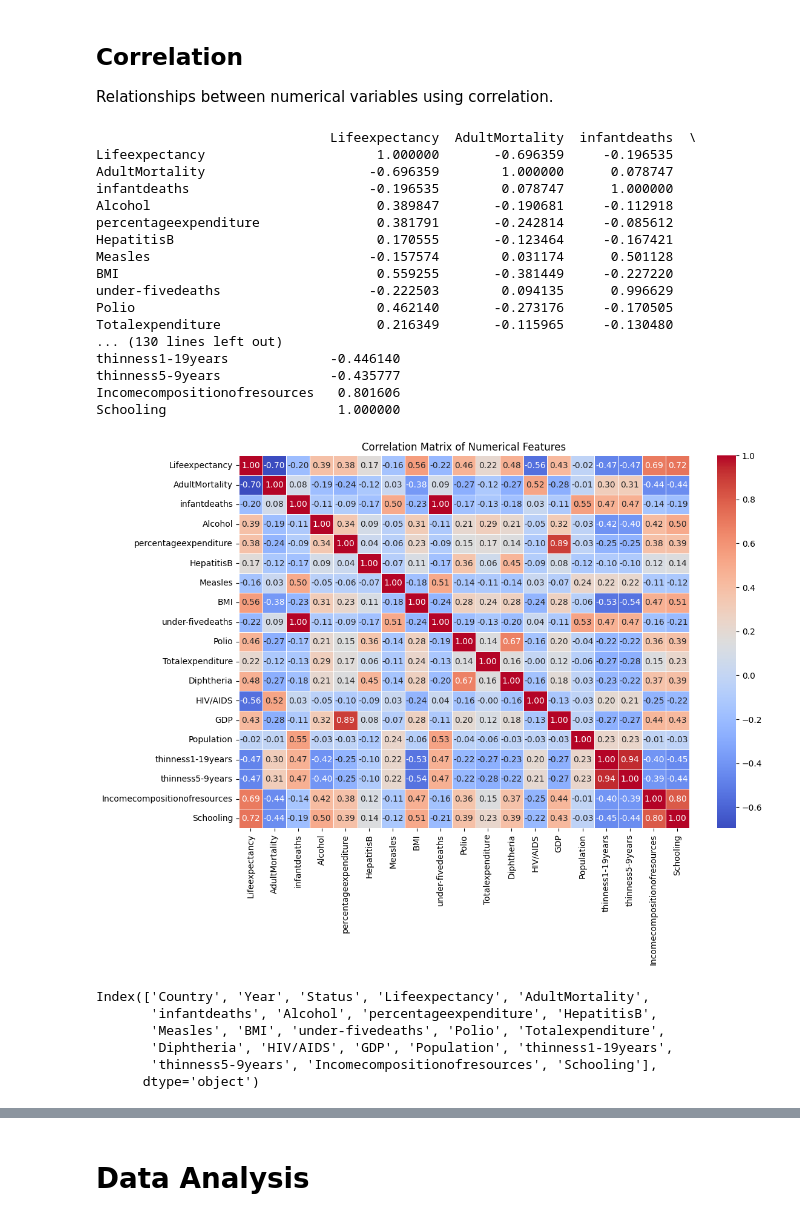
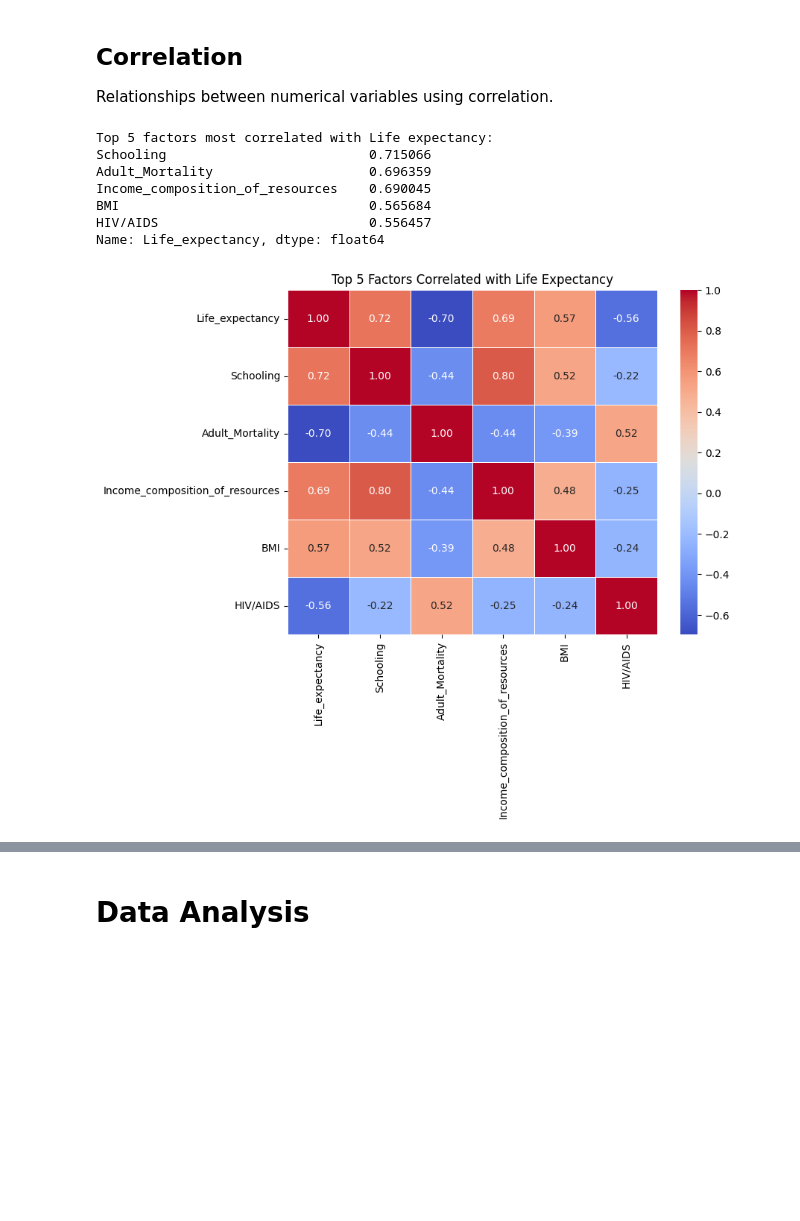
Before and after one commit to bonareri/Python-Data-Analysis, a Jupyter notebook: Life_Expectancy.ipynb, the cells around one changed output, grey strips where cells are left out. Drawn from its saved outputs; the diff is of its cells as text; code cells hidden in the pictures; blank space fills up the shorter version.

```diff
--- a/Life_Expectancy.ipynb
+++ b/Life_Expectancy.ipynb
@@ -242,6 +237,0 @@ print(life_expectancy.columns.tolist())
-# %%
-# Strip extra spaces from column names
-life_expectancy.columns = life_expectancy.columns.str.strip()
-
-# Check column names again after cleaning
-print(life_expectancy.columns.tolist())
@@ -254,8 +242,8 @@ from sklearn.impute import KNNImputer
 imputer = KNNImputer(n_neighbors=5)
 
 # Apply KNN imputation for the 'thinness1-19years' and 'thinness5-9years' columns
-life_expectancy[['thinness1-19years', 'thinness5-9years']] = imputer.fit_transform(life_expectancy[['thinness1-19years', 'thinness5-9years']])
+life_expectancy[['thinness_5-9_years', 'thinness__1-19_years']] = imputer.fit_transform(life_expectancy[['thinness_5-9_years', 'thinness__1-19_years']])
 
 # Verify if missing values have been imputed
-print(life_expectancy[['thinness1-19years', 'thinness5-9years']].isnull().sum())
+print(life_expectancy[['thinness_5-9_years', 'thinness__1-19_years']].isnull().sum())
 # %% [output]
@@ -303,8 +291,8 @@ from sklearn.impute import KNNImputer
 imputer = KNNImputer(n_neighbors=5)
 
 # Apply KNN imputation for 'Incomecompositionofresources' and 'Schooling'
-life_expectancy[['Incomecompositionofresources', 'Schooling']] = imputer.fit_transform(life_expectancy[['Incomecompositionofresources', 'Schooling']])
+life_expectancy[['Income_composition_of_resources', 'Schooling']] = imputer.fit_transform(life_expectancy[['Income_composition_of_resources', 'Schooling']])
 
 # Verify if missing values have been imputed
-print(life_expectancy[['Incomecompositionofresources', 'Schooling']].isnull().sum())
+print(life_expectancy[['Income_composition_of_resources', 'Schooling']].isnull().sum())
 # %% [output]
@@ -334,0 +307,3 @@ dtype: int64
+# %%
+# Keep the last occurrence of each duplicated row
+life_expectancy = life_expectancy.drop_duplicates(keep='last')
@@ -351,38 +331,36 @@ life_expectancy.describe()
 ##  Correlation
 Relationships between numerical variables using correlation.
 # %%
-# Correlation matrix heatmap
+import numpy as np
+import seaborn as sns
+import matplotlib.pyplot as plt
 
 # Select only numerical columns
 numerical_data = life_expectancy.select_dtypes(include=['float64', 'int64'])
 
 # Calculate the correlation matrix
 correlation_matrix = numerical_data.corr()
 
-# Display the correlation matrix
-print(correlation_matrix)
+# Identify the top 5 factors most correlated with 'Life expectancy'
+top_5_factors = correlation_matrix['Life_expectancy'].abs().sort_values(ascending=False).iloc[1:6]
+print("Top 5 factors most correlated with Life expectancy:")
+print(top_5_factors)
 
-# Plot the heatmap
-plt.figure(figsize=(12, 8))
-sns.heatmap(correlation_matrix, annot=True, cmap='coolwarm', fmt='.2f', linewidths=0.5)
-plt.title('Correlation Matrix of Numerical Features')
+# Filter correlation matrix to include only 'Life_expectancy' and the top 5 correlated factors
+top_5_columns = ['Life_expectancy'] + top_5_factors.index.tolist()
+top_5_correlation_matrix = correlation_matrix.loc[top_5_columns, top_5_columns]
+
+# Plot the heatmap for the top 5 correlated features with 'Life expectancy'
+plt.figure(figsize=(8, 6))
+sns.heatmap(top_5_correlation_matrix, annot=True, cmap='coolwarm', fmt='.2f', linewidths=0.5)
+plt.title('Top 5 Factors Correlated with Life Expectancy')
 plt.show()
 # %% [output]
-                              Lifeexpectancy  AdultMortality  infantdeaths  \
-Lifeexpectancy                      1.000000       -0.696359     -0.196535
-AdultMortality                     -0.696359        1.000000      0.078747
-infantdeaths                       -0.196535        0.078747      1.000000
-Alcohol                             0.389847       -0.190681     -0.112918
-percentageexpenditure               0.381791       -0.242814     -0.085612
-HepatitisB                          0.170555       -0.123464     -0.167421
-Measles                            -0.157574        0.031174      0.501128
-BMI                                 0.559255       -0.381449     -0.227220
-under-fivedeaths                   -0.222503        0.094135      0.996629
-Polio                               0.462140       -0.273176     -0.170505
-Totalexpenditure                    0.216349       -0.115965     -0.130480
-... (130 lines left out)
-thinness1-19years             -0.446140
-thinness5-9years              -0.435777
-Incomecompositionofresources   0.801606
-Schooling                      1.000000
+Top 5 factors most correlated with Life expectancy:
+Schooling                          0.715066
+Adult_Mortality                    0.696359
+Income_composition_of_resources    0.690045
+BMI                                0.565684
+HIV/AIDS                           0.556457
+Name: Life_expectancy, dtype: float64
-[figure, old version]
+[figure, new version]
@@ -392,10 +366,0 @@ life_expectancy.columns = life_expectancy.columns.str.strip()
-# %%
-# List all column names to check for extra spaces or unexpected characters
-print(life_expectancy.columns)
-# %% [output]
-Index(['Country', 'Year', 'Status', 'Lifeexpectancy', 'AdultMortality',
-       'infantdeaths', 'Alcohol', 'percentageexpenditure', 'HepatitisB',
-       'Measles', 'BMI', 'under-fivedeaths', 'Polio', 'Totalexpenditure',
-       'Diphtheria', 'HIV/AIDS', 'GDP', 'Population', 'thinness1-19years',
-       'thinness5-9years', 'Incomecompositionofresources', 'Schooling'],
-      dtype='object')
```
Also changed, not shown: parts of 35 cells of this notebook.
